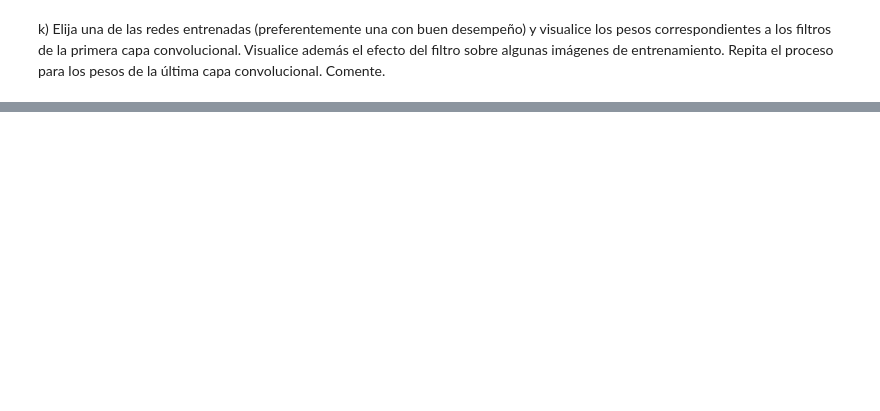
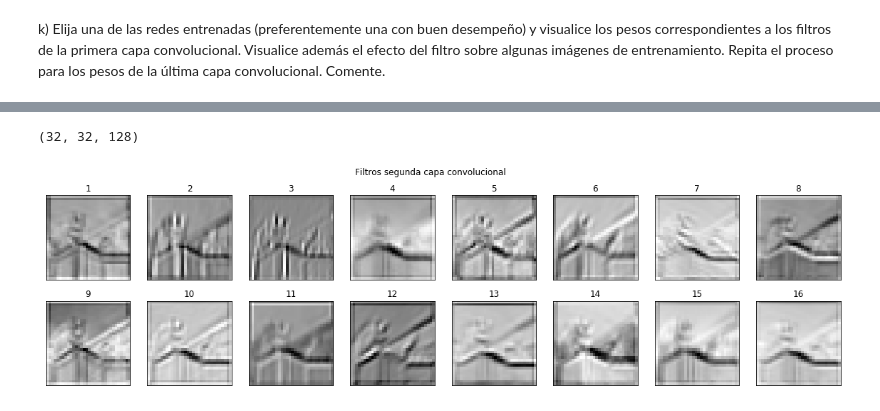
Before and after one commit to MrSutra/NeuralNetworks-1, a Jupyter notebook: Pregunta 3.ipynb, the cells around one changed output, grey strips where cells are left out. Cells and saved outputs as stored; diff of their text form; code cells hidden in the pictures; blank space fills up the shorter version.

```diff
--- a/Pregunta 3.ipynb
+++ b/Pregunta 3.ipynb
@@ -1101,0 +1224,15 @@ k) Elija una de las redes entrenadas (preferentemente una con buen desempeño) y
+# %%
+print(intermediate_output.shape[1:])
+
+im_lay_2 = intermediate_output[2]
+
+plot_weights(im_lay_2, "Filtros segunda capa convolucional")
+
+
+
+intermediate_layer_model = Model(inputs=model_2c_128_64.input,
+                                 outputs=model_2c_128_64.layers[6].output)
+intermediate_output = intermediate_layer_model.predict(x_train[:100])
+# %% [output]
+(32, 32, 128)
+[figure, added]
```
Also changed, not shown: parts of 14 cells of this notebook, 8 other files.
